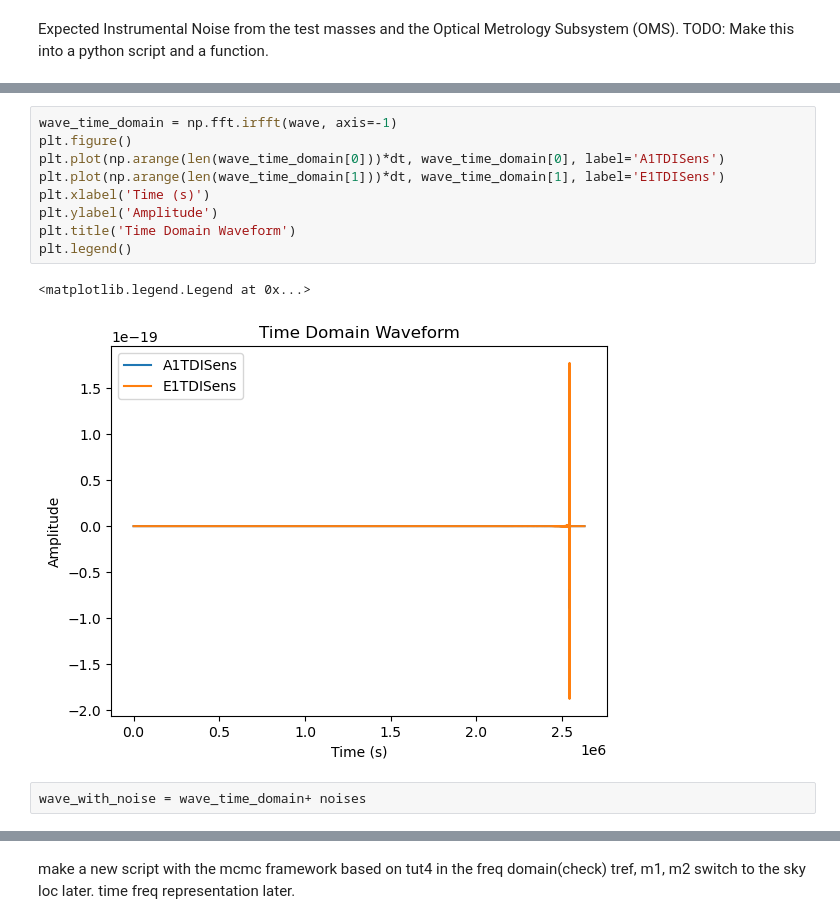
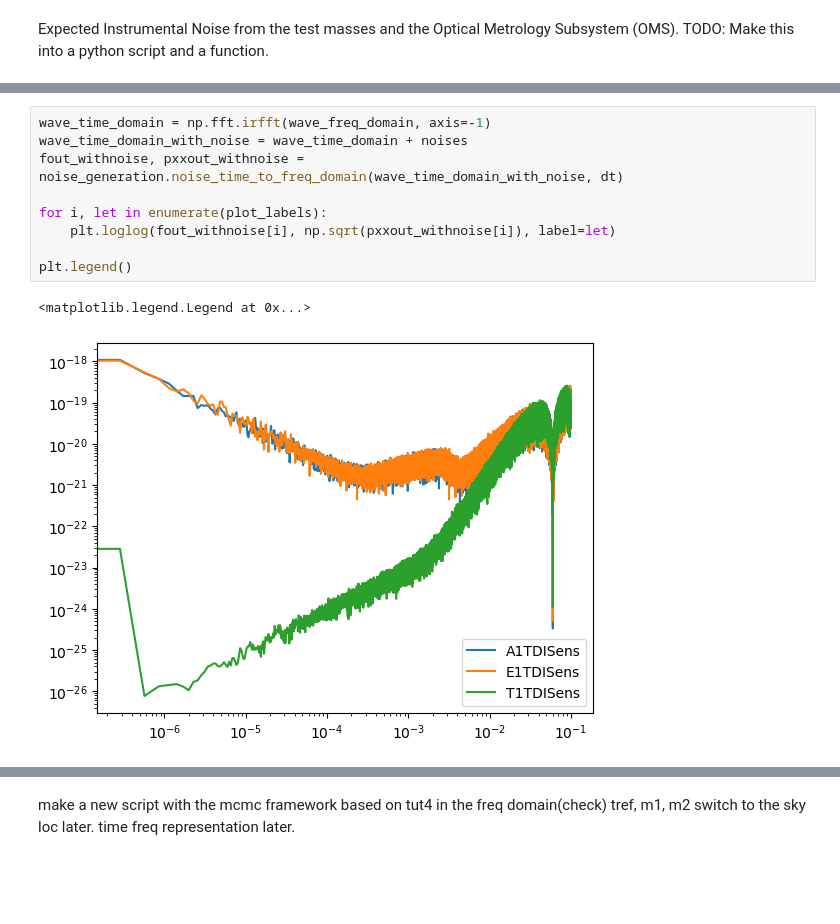
Before and after one commit to manishprasad0/LISA_Master_Thesis, a Jupyter notebook: lisa_data.ipynb, the cells around one changed output, grey strips where cells are left out. Cells and saved outputs as stored; diff of their text form; blank space fills up the shorter version.

```diff
--- a/lisa_data.ipynb
+++ b/lisa_data.ipynb
@@ -107,14 +95,12 @@ plt.legend()
-# %%
-wave_time_domain = np.fft.irfft(wave, axis=-1)
-plt.figure()
-plt.plot(np.arange(len(wave_time_domain[0]))*dt, wave_time_domain[0], label='A1TDISens')
-plt.plot(np.arange(len(wave_time_domain[1]))*dt, wave_time_domain[1], label='E1TDISens')
-plt.xlabel('Time (s)')
-plt.ylabel('Amplitude')
-plt.title('Time Domain Waveform')
-plt.legend()
-# %% [output]
-<matplotlib.legend.Legend at 0x...>
-[figure, removed]
-# %%
-wave_with_noise = wave_time_domain+ noises
+# %%
+wave_time_domain = np.fft.irfft(wave_freq_domain, axis=-1)
+wave_time_domain_with_noise = wave_time_domain + noises
+fout_withnoise, pxxout_withnoise = noise_generation.noise_time_to_freq_domain(wave_time_domain_with_noise, dt)
+
+for i, let in enumerate(plot_labels):
+    plt.loglog(fout_withnoise[i], np.sqrt(pxxout_withnoise[i]), label=let)
+
+plt.legend()
+# %% [output]
+<matplotlib.legend.Legend at 0x...>
+[figure, added]
```
Also changed, not shown: parts of 12 cells of this notebook, 3 other files.
